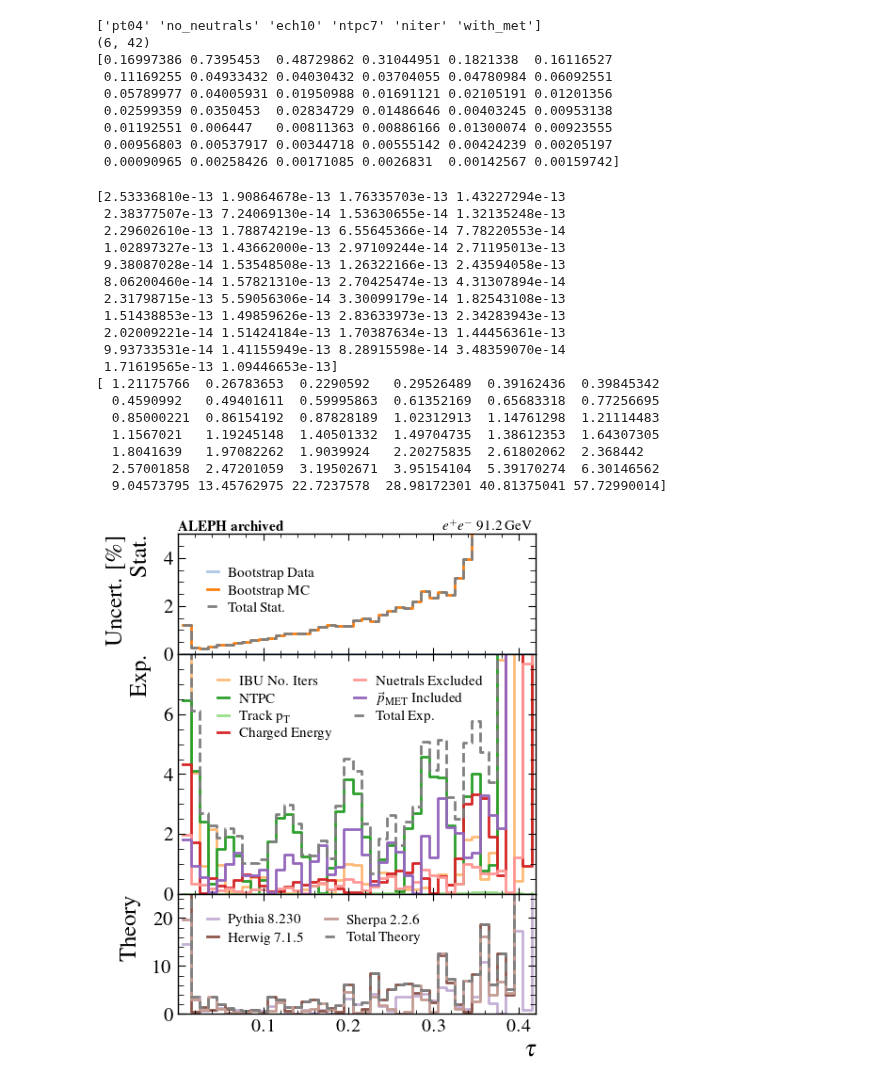
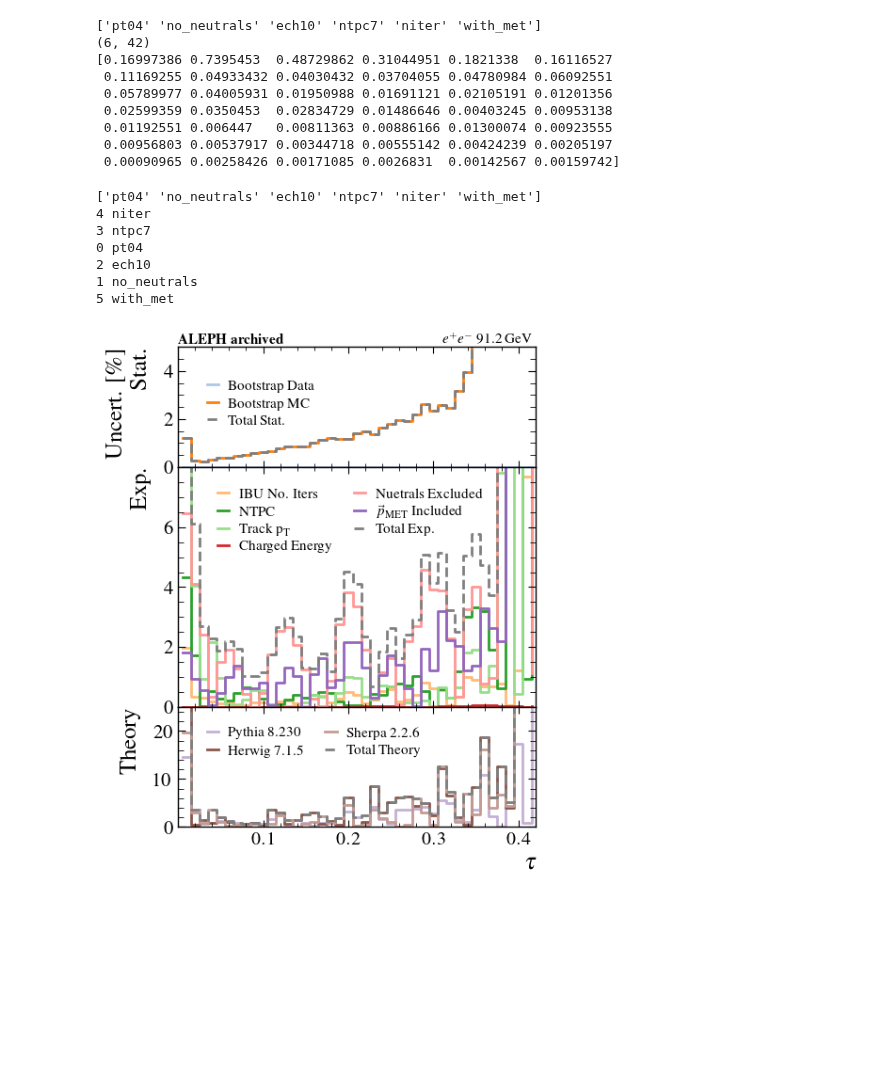
Before and after one commit to badeaa3/unfold-ee-logtau, a Jupyter notebook: Plotting/PlotIBU.ipynb, the cells around one changed output. Cells and saved outputs as stored; diff of their text form; code cells hidden in the pictures; blank space fills up the shorter version.

```diff
--- a/Plotting/PlotIBU.ipynb
+++ b/Plotting/PlotIBU.ipynb
@@ -382,7 +382,6 @@ ax = axs[0]
 ax.set_ylim(0, 5)
 stat_oder = ["bootstrapdata", "bootstrapmc"]
 for i, label in enumerate(stat_oder):
-    print(np.abs(d[label])/d["nominal"]*100)
     ax.step(x, np.abs(d[label])/d["nominal"]*100, where='post', label=statLabels[label], color=next(color_cycle), ls="-")
 ax.step(x, d["total_stat"]/d["nominal"]*100, where='post', label="Total Stat.", color="gray", ls="--")
 
@@ -398,7 +397,11 @@ ax = axs[1]
 ax.set_ylim(0, 8)
 ax.set_yticks([0,2,4,6])
 exp_order = ['niter', 'ntpc7', 'pt04', 'ech10', "no_neutrals", 'with_met']
-for i, label in enumerate(exp_order):
+print(d["exp_syst_names"])
+# for i, label in enumerate(exp_order):
+for label in exp_order:
+    i = [i for i, l in enumerate(d["exp_syst_names"]) if l == label][0]
+    print(i, label)
     ax.step(x, np.abs(d["exp_syst"][i])/d["nominal"]*100, where='post', label=expLabels[label], color=next(color_cycle), ls="-")
 ax.step(x, d["total_exp_syst"]/d["nominal"]*100, where='post', label="Total Exp.", color="gray", ls="--")
 ax.legend(
@@ -427,49 +430,38 @@ axs[0].set_xticks([0.1,0.2,0.3,0.4])
 
 # ax1 settings
 for ax, name in zip(axs, ["Uncert. [$\%$]\nStat.", "Exp.", "Theory"]): # "MC Prior"
     ax.set_ylabel(name, fontsize=18)
 
 # set final x-axis
 axs[-1].set_xlabel(style["ax1_xlabel"], fontsize=style.get("ax2_xlabel_fs", 18), labelpad=4)
 
 # tick length
 for ax in axs:
     ax.tick_params(axis="y", which="major", length=6)
     ax.tick_params(axis="y", which="minor", length=4)
     ax.tick_params(axis="x", which="major", length=5)
     ax.tick_params(axis="x", which="minor", length=3)
 
 # tick size
 # axs[0].tick_params(axis='y', labelsize=16)
 for ax in axs:
     ax.tick_params(axis='y', labelsize=15)
 
 
 
 fig.set_size_inches(style["figsize"][0], style["figsize"][1])
 fig.subplots_adjust(left=0.18, right=0.94, top=0.95, bottom=0.1)
 
 plotOutDir = "ibuResult"
 plt.savefig(f"{plotOutDir}/tau_ibu_aleph_uncertainty.pdf", bbox_inches=None, dpi=150)
 plt.show()
 plt.close()
 # %% [output]
-[2.53336810e-13 1.90864678e-13 1.76335703e-13 1.43227294e-13
- 2.38377507e-13 7.24069130e-14 1.53630655e-14 1.32135248e-13
- 2.29602610e-13 1.78874219e-13 6.55645366e-14 7.78220553e-14
- 1.02897327e-13 1.43662000e-13 2.97109244e-14 2.71195013e-13
- 9.38087028e-14 1.53548508e-13 1.26322166e-13 2.43594058e-13
- 8.06200460e-14 1.57821310e-13 2.70425474e-13 4.31307894e-14
- 2.31798715e-13 5.59056306e-14 3.30099179e-14 1.82543108e-13
- 1.51438853e-13 1.49859626e-13 2.83633973e-13 2.34283943e-13
- 2.02009221e-14 1.51424184e-13 1.70387634e-13 1.44456361e-13
- 9.93733531e-14 1.41155949e-13 8.28915598e-14 3.48359070e-14
- 1.71619565e-13 1.09446653e-13]
-[ 1.21175766  0.26783653  0.2290592   0.29526489  0.39162436  0.39845342
-  0.4590992   0.49401611  0.59995863  0.61352169  0.65683318  0.77256695
-  0.85000221  0.86154192  0.87828189  1.02312913  1.14761298  1.21114483
-  1.1567021   1.19245148  1.40501332  1.49704735  1.38612353  1.64307305
-  1.8041639   1.97082262  1.9039924   2.20275835  2.61802062  2.368442
-  2.57001858  2.47201059  3.19502671  3.95154104  5.39170274  6.30146562
-  9.04573795 13.45762975 22.7237578  28.98172301 40.81375041 57.72990014]
+['pt04' 'no_neutrals' 'ech10' 'ntpc7' 'niter' 'with_met']
+4 niter
+3 ntpc7
+0 pt04
+2 ech10
+1 no_neutrals
+5 with_met
-[figure, old version]
+[figure, new version]
```
Also changed, not shown: 1 other file.
